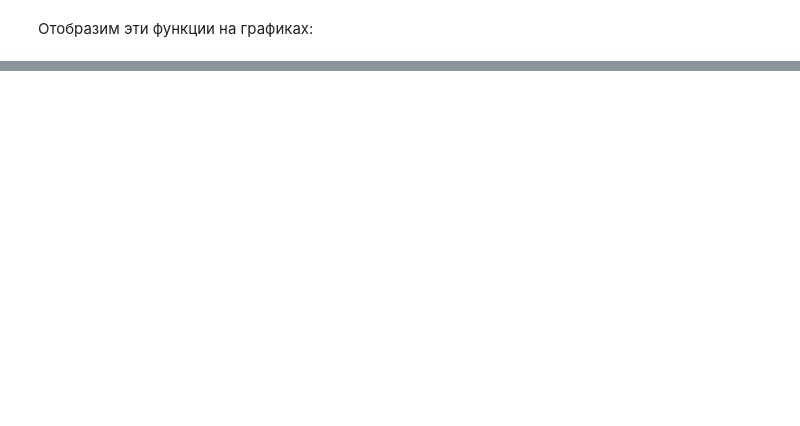
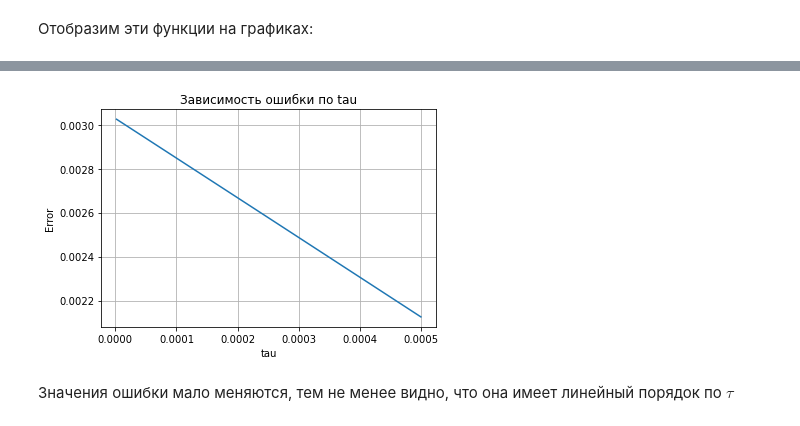
Before and after one commit to ProkopievGr/num_meth, a Jupyter notebook: tasks/Григорий Прокопьев - heat_conduction_PDE.ipynb, the cells around one changed output, grey strips where cells are left out. Cells and saved outputs as stored; diff of their text form; code cells hidden in the pictures; blank space fills up the shorter version.

```diff
--- a/tasks/Григорий Прокопьев - heat_conduction_PDE.ipynb
+++ b/tasks/Григорий Прокопьев - heat_conduction_PDE.ipynb
@@ -185,0 +175,15 @@ print("Ошибка порядка 1e-5:", np.allclose(u_val, y, atol=1e-5))
+# %%
+def calc_error(tau, h, T_=2):
+    x_space = np.arange(0, 1 + h, h)
+    t_space = np.arange(0, T_ + tau, tau)
+
+    T, X = np.meshgrid(t_space, x_space)
+    y = np.empty_like(X)
+    y[:, 0] = u_0(X[:, 0])
+    y[0, :] = 0
+    y[-1, :] = 0
+
+    y = explicit_stencil(y, tau, h)
+    u_val = u(X, T)
+
+    return np.max(np.abs(u_val - y))
@@ -185,0 +219,8 @@ print("Ошибка порядка 1e-5:", np.allclose(u_val, y, atol=1e-5))
+# %%
+h = 1e-1
+tau = 0.1e-2
+# %%
+tau_range = [tau/2**i for i in range(1, 10)]
+error_list = []
+for tau_ in tau_range:
+    error_list.append(calc_error(tau_, h))
@@ -185,0 +239,11 @@ print("Ошибка порядка 1e-5:", np.allclose(u_val, y, atol=1e-5))
+# %%
+plt.plot(tau_range, error_list)
+plt.xlabel('tau')
+plt.ylabel('Error')
+plt.title('Зависимость ошибки по tau')
+plt.grid()
+plt.show()
+# %% [output]
+[figure, added]
+# %% [markdown]
+Значения ошибки мало меняются, тем не менее видно, что она имеет линейный порядок по $ \tau $
```
Also changed, not shown: parts of 34 cells of this notebook.
